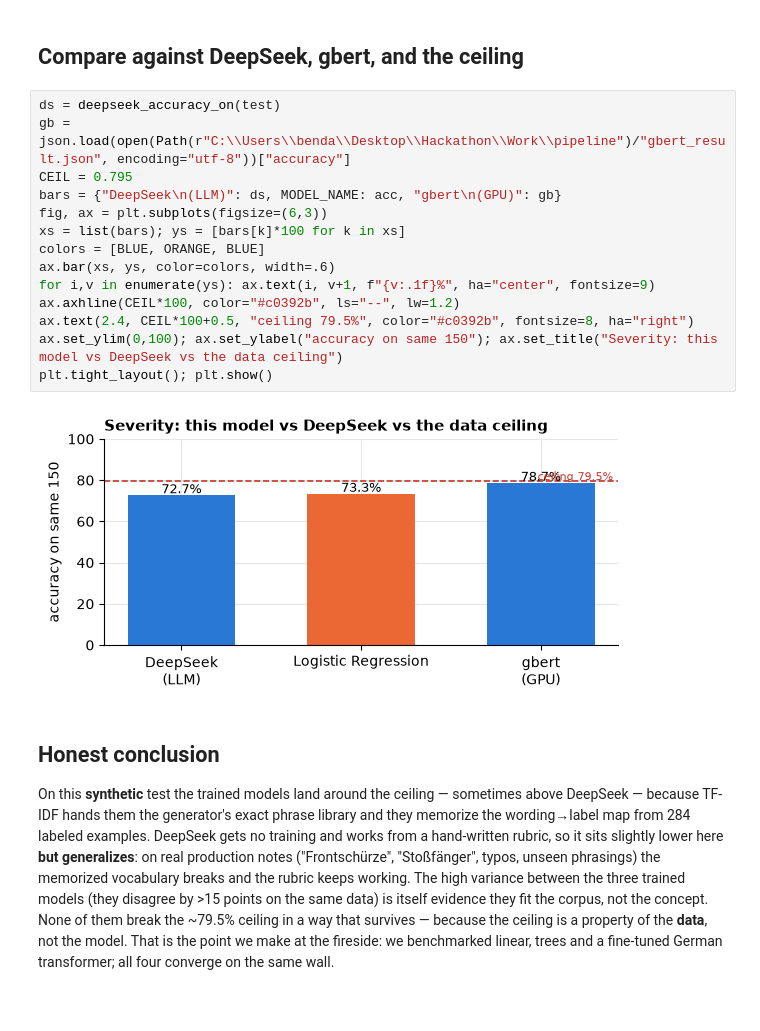
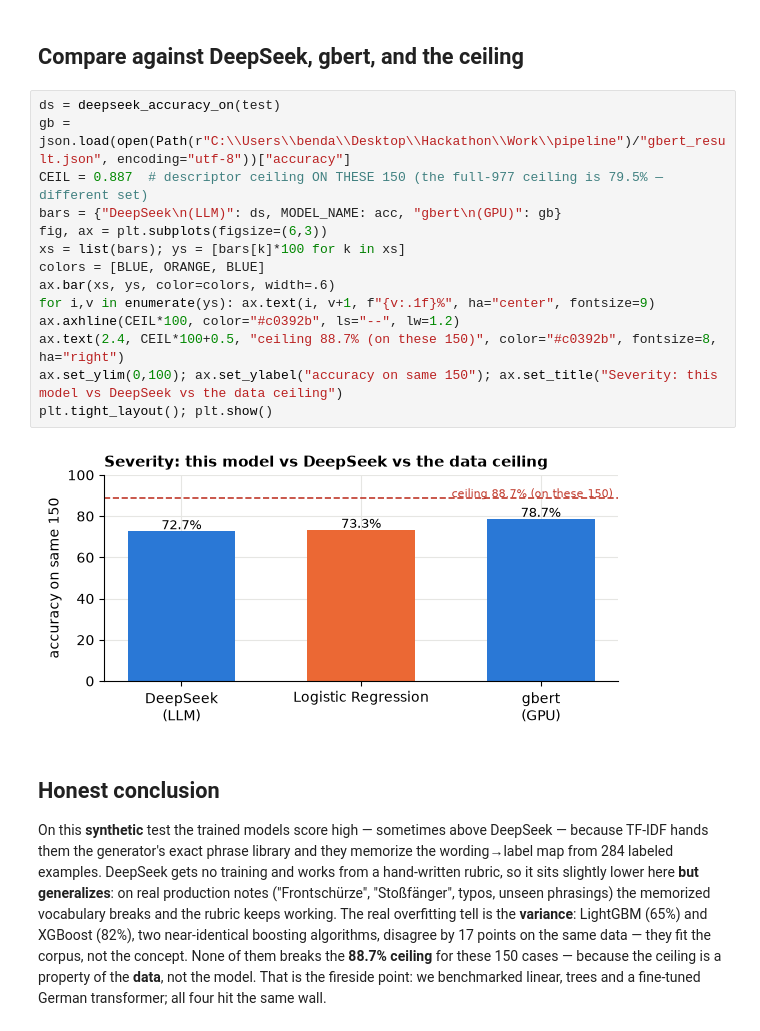
Before and after one commit to fruitsamurai97/wolf-day-damage, a Jupyter notebook: Work/ML 1 - Logistic Regression.ipynb, the cells around one changed output. Cells and saved outputs as stored; diff of their text form.

Commit message:
Propagate ceiling fix to cheat-sheet, ML notebooks, train print (150-set ceiling = 88.7%, keep the 977-set 79.5% separate)
Co-Authored-By: Claude Opus 4.8 <noreply@anthropic.com>

```diff
--- a/Work/ML 1 - Logistic Regression.ipynb
+++ b/Work/ML 1 - Logistic Regression.ipynb
@@ -66,20 +66,20 @@ Logistic Regression accuracy: 73.3%
 # %%
 ds = deepseek_accuracy_on(test)
 gb = json.load(open(Path(r"C:\\Users\\benda\\Desktop\\Hackathon\\Work\\pipeline")/"gbert_result.json", encoding="utf-8"))["accuracy"]
-CEIL = 0.795
+CEIL = 0.887  # descriptor ceiling ON THESE 150 (the full-977 ceiling is 79.5% — different set)
 bars = {"DeepSeek\n(LLM)": ds, MODEL_NAME: acc, "gbert\n(GPU)": gb}
 fig, ax = plt.subplots(figsize=(6,3))
 xs = list(bars); ys = [bars[k]*100 for k in xs]
 colors = [BLUE, ORANGE, BLUE]
 ax.bar(xs, ys, color=colors, width=.6)
 for i,v in enumerate(ys): ax.text(i, v+1, f"{v:.1f}%", ha="center", fontsize=9)
 ax.axhline(CEIL*100, color="#c0392b", ls="--", lw=1.2)
-ax.text(2.4, CEIL*100+0.5, "ceiling 79.5%", color="#c0392b", fontsize=8, ha="right")
+ax.text(2.4, CEIL*100+0.5, "ceiling 88.7% (on these 150)", color="#c0392b", fontsize=8, ha="right")
 ax.set_ylim(0,100); ax.set_ylabel("accuracy on same 150"); ax.set_title("Severity: this model vs DeepSeek vs the data ceiling")
 plt.tight_layout(); plt.show()
 # %% [output]
-[figure, old version]
+[figure, new version]
 # %% [markdown]
 ## Honest conclusion
 
-On this **synthetic** test the trained models land around the ceiling — sometimes above DeepSeek — because TF-IDF hands them the generator's exact phrase library and they memorize the wording→label map from 284 labeled examples. DeepSeek gets no training and works from a hand-written rubric, so it sits slightly lower here **but generalizes**: on real production notes ("Frontschürze", "Stoßfänger", typos, unseen phrasings) the memorized vocabulary breaks and the rubric keeps working. The high variance between the three trained models (they disagree by >15 points on the same data) is itself evidence they fit the corpus, not the concept. None of them break the ~79.5% ceiling in a way that survives — because the ceiling is a property of the **data**, not the model. That is the point we make at the fireside: we benchmarked linear, trees and a fine-tuned German transformer; all four converge on the same wall.
+On this **synthetic** test the trained models score high — sometimes above DeepSeek — because TF-IDF hands them the generator's exact phrase library and they memorize the wording→label map from 284 labeled examples. DeepSeek gets no training and works from a hand-written rubric, so it sits slightly lower here **but generalizes**: on real production notes ("Frontschürze", "Stoßfänger", typos, unseen phrasings) the memorized vocabulary breaks and the rubric keeps working. The real overfitting tell is the **variance**: LightGBM (65%) and XGBoost (82%), two near-identical boosting algorithms, disagree by 17 points on the same data — they fit the corpus, not the concept. None of them breaks the **88.7% ceiling** for these 150 cases — because the ceiling is a property of the **data**, not the model. That is the fireside point: we benchmarked linear, trees and a fine-tuned German transformer; all four hit the same wall.
```
Also changed, not shown: parts of 1 cell of this notebook, 5 other files.
